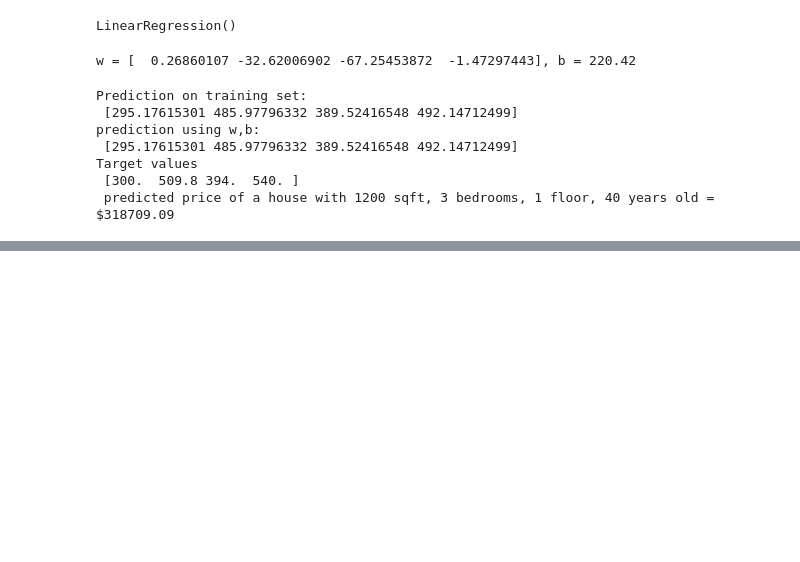
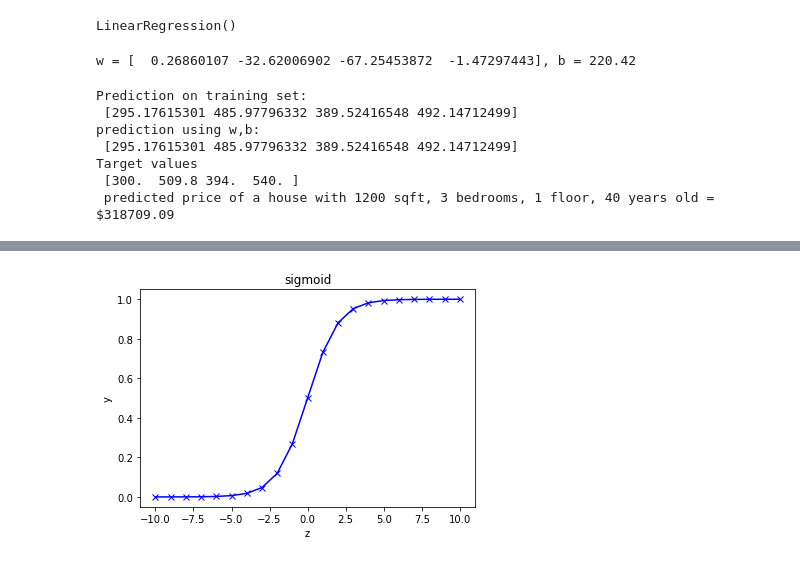
Before and after one commit to trianhdev/Machine-Learning-Specialization-Coursera, a Jupyter notebook: Mine/Mine.ipynb, the cells around one changed output, grey strips where cells are left out. Saved outputs shown, nothing was run; the diff lists cells and outputs as text; code cells hidden in the pictures; blank space fills up the shorter version.

```diff
--- a/Mine/Mine.ipynb
+++ b/Mine/Mine.ipynb
@@ -548,0 +585,25 @@ Target values
+# %%
+def sigmoid(z):
+    """
+    Compute the sigmoid of z
+
+    Args:
+        z (ndarray): A scalar, numpy array of any size.
+
+    Returns:
+        g (ndarray): sigmoid(z), with the same shape as z
+
+    """
+    g = 1 / (1+ np.exp(-z))
+    return g
+# %%
+# Generate an array of evenly spaced values between -10 and 10
+z_tmp = np.arange(-10,11)
+
+# Use the function implemented above to get the sigmoid values
+y = sigmoid(z_tmp)
+
+# Code for pretty printing the two arrays next to each other
+np.set_printoptions(precision=3)
+print("Input (z), Output (sigmoid(z))")
+print(np.c_[z_tmp, y])
@@ -548,0 +628,8 @@ Target values
+# %%
+plt.plot(z_tmp,y,label="sigmoid",color="blue",marker="x")
+plt.xlabel("z")
+plt.ylabel("y")
+plt.title("sigmoid")
+plt.show()
+# %% [output]
+[figure, added]
```
Also changed, not shown: parts of 12 cells of this notebook.
